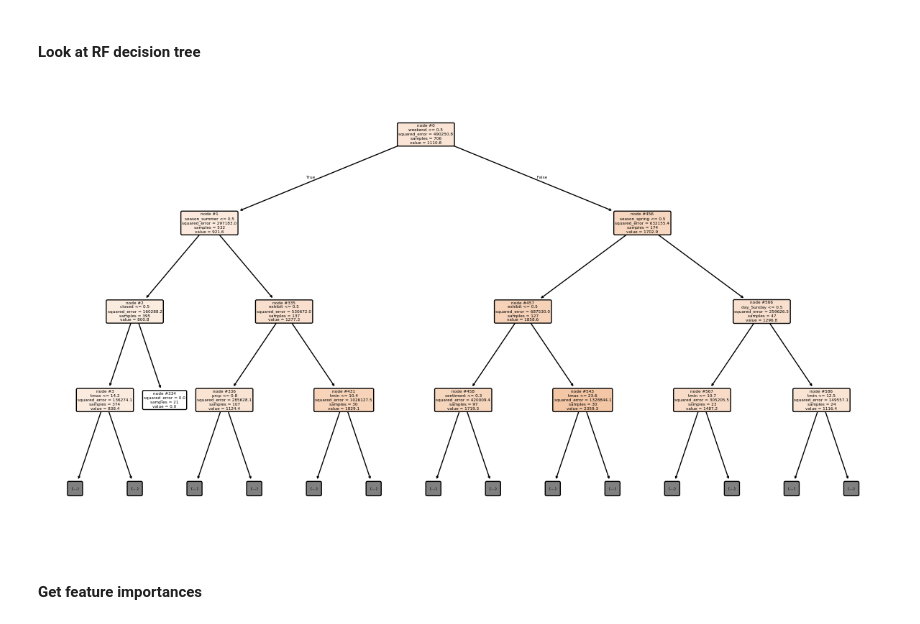
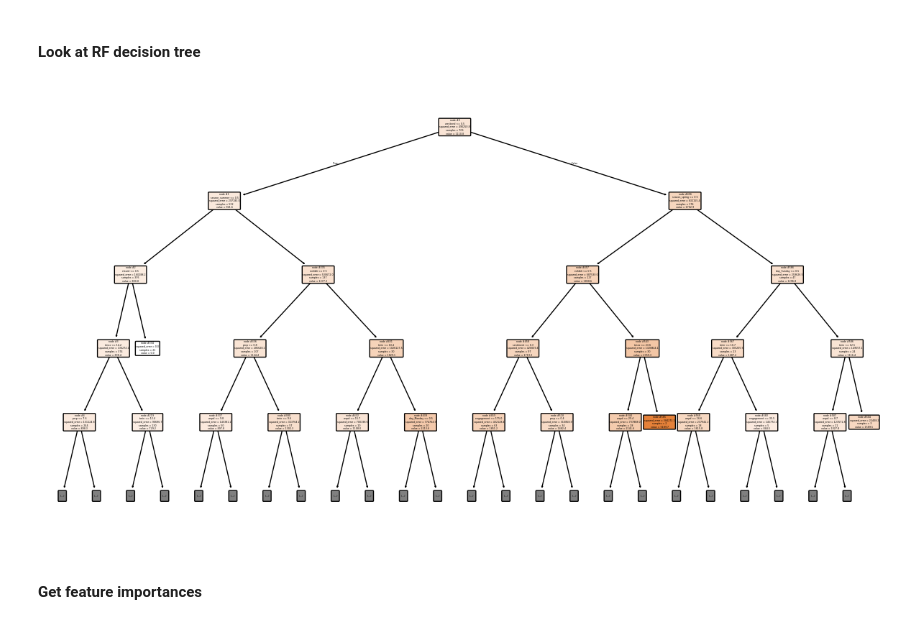
Before and after one commit to celiason/museum-visitor-model, a Jupyter notebook: sentiment.ipynb, the cells around one changed output. Drawn from its saved outputs; the diff is of its cells as text; code cells hidden in the pictures.

Commit message:
Refactor sentiment notebook to improve execution count and figure saving

```diff
--- a/sentiment.ipynb
+++ b/sentiment.ipynb
@@ -1191,28 +1191,28 @@ dtype: int64
 # %%
 from sklearn import tree
 
 # import pybaobabdt
 
 # Get the feature names
 feature_names = X_train.columns
 
 # Pick the first tree from the forest
 dtree1 = model_rf.estimators_[0]
 
 # Plot the tree
 plt.figure(figsize=(15, 8))
-tree.plot_tree(dtree1, feature_names=feature_names, max_depth=3, filled=True, node_ids=True, rounded=True, precision=1)
+tree.plot_tree(dtree1, feature_names=feature_names, max_depth=4, filled=True, node_ids=True, rounded=True, precision=1)
 
 # text_representation = tree.export_text(dtree1, feature_names=feature_names)
 # print(text_representation)
 
 plt.savefig('figs/tree.png', dpi=600)
 
 # Another way
 # m = dtreeviz.model(dtree1, X_train, y_train, feature_names=feature_names, target_name='Number_of_visitors')
 # m.view(depth_range_to_display=[0,1,2])
 # %% [output]
-[figure, old version]
+[figure, new version]
 # %% [markdown]
 #### Get feature importances
 # %%
```
Also changed, not shown: 2 other files.
